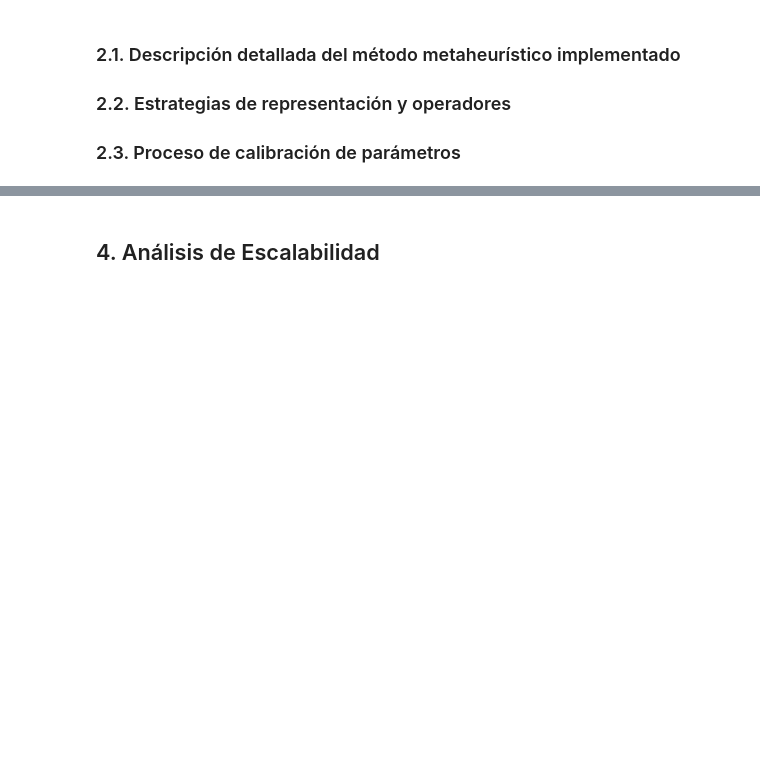
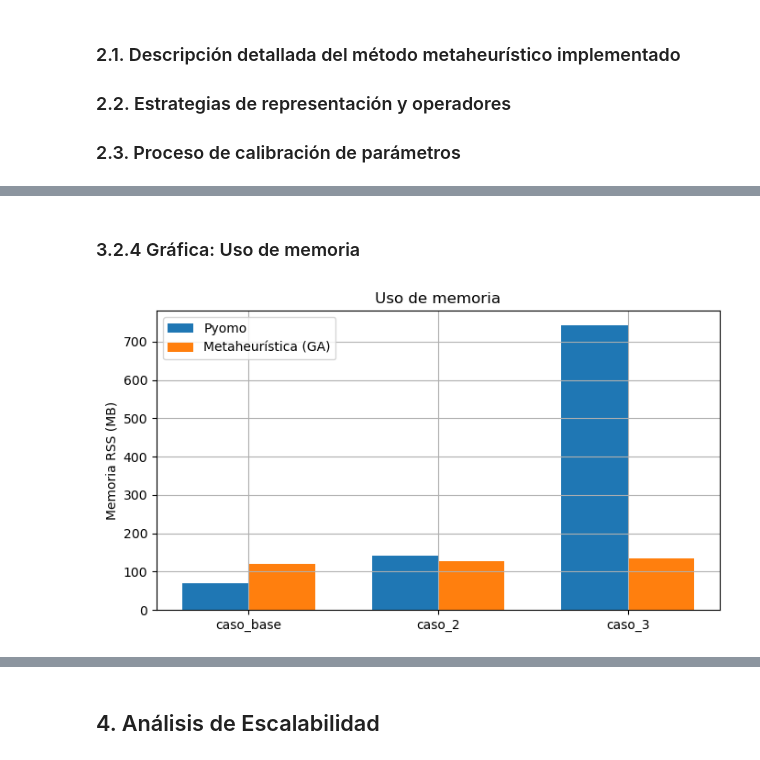
Before and after one commit to Jmi205/Proyecto-E3, a Jupyter notebook: MOS_P1_3.ipynb, the cells around one changed output, grey strips where cells are left out. Cells and saved outputs as stored; diff of their text form; code cells hidden in the pictures; blank space fills up the shorter version.

```diff
--- a/MOS_P1_3.ipynb
+++ b/MOS_P1_3.ipynb
@@ -99,0 +205,15 @@ $$x_{pqk} = 0 \quad \forall{p, q \in D \cup C | p=q} \quad \forall{k \in K}$$
+# %% [markdown]
+### 3.2.4 Gráfica: Uso de memoria
+# %%
+plt.figure()
+plt.bar(x - width/2, df["pyomo_mem"], width, label="Pyomo")
+plt.bar(x + width/2, df["meta_mem"], width, label="Metaheurística (GA)")
+
+plt.xticks(x, df.index)
+plt.ylabel("Memoria RSS (MB)")
+plt.title("Uso de memoria")
+plt.legend()
+plt.tight_layout()
+plt.show()
+# %% [output]
+[figure, added]
```
Also changed, not shown: parts of 15 cells of this notebook.
